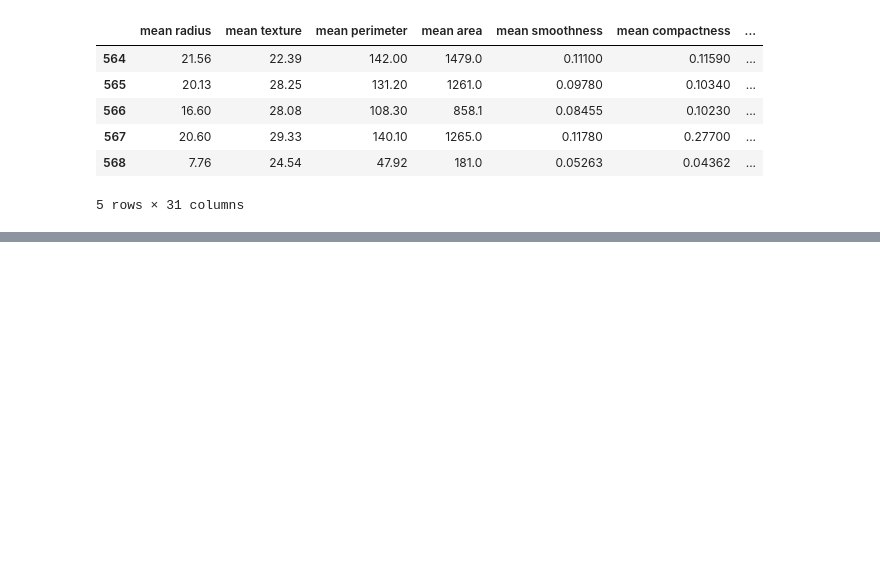
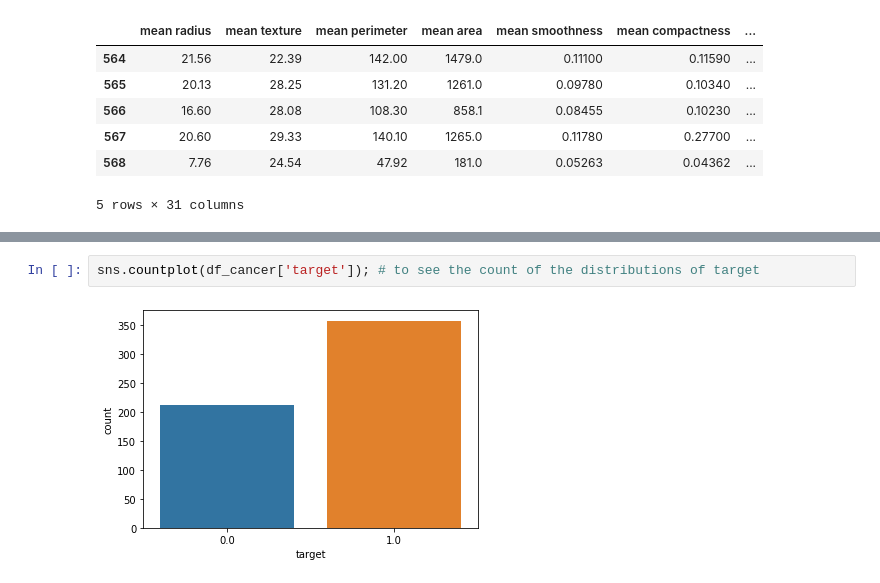
Before and after one commit to nahaktarun/Breast-cancer-classification, a Jupyter notebook: Breast-Cancer-Classification.ipynb, the cells around one changed output, grey strips where cells are left out. Cells and saved outputs as stored; diff of their text form; blank space fills up the shorter version.

```diff
--- a/Breast-Cancer-Classification.ipynb
+++ b/Breast-Cancer-Classification.ipynb
@@ -148,0 +156,4 @@ df_cancer.tail() # Last samples
+# %%
+sns.countplot(df_cancer['target']); # to see the count of the distributions of target
+# %% [output]
+[figure, added]
```
Also changed, not shown: parts of 4 cells of this notebook.
